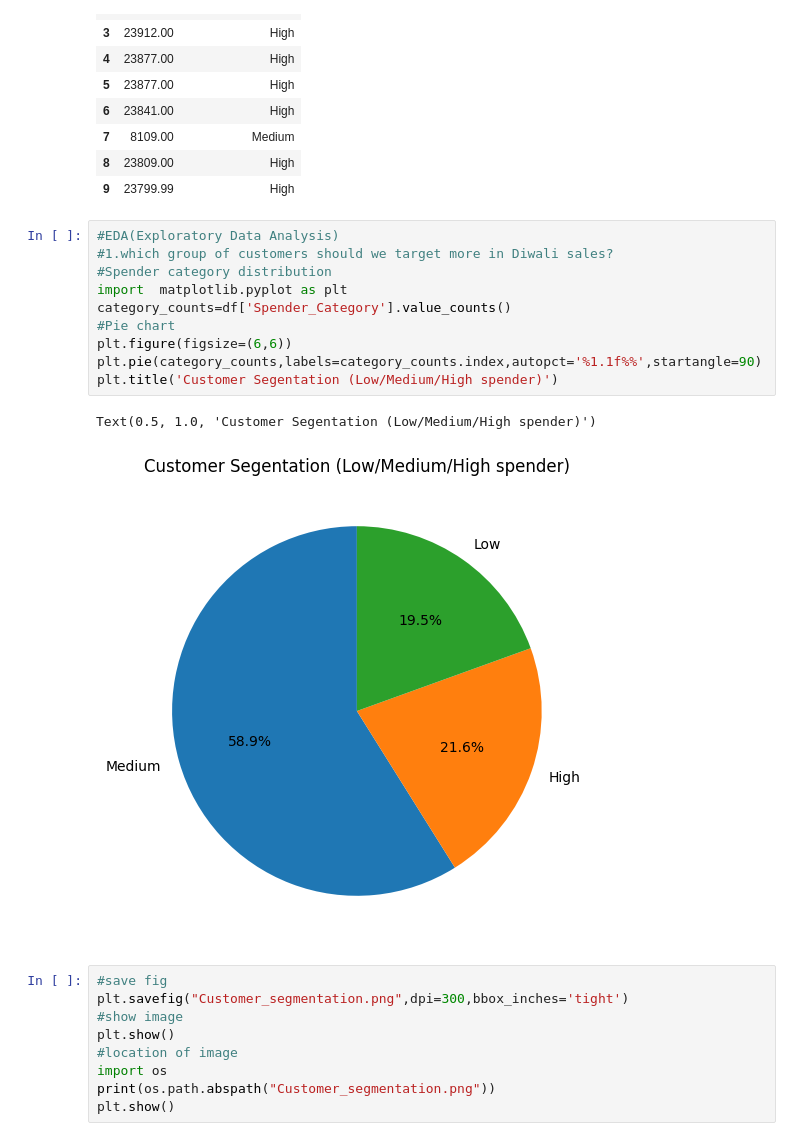
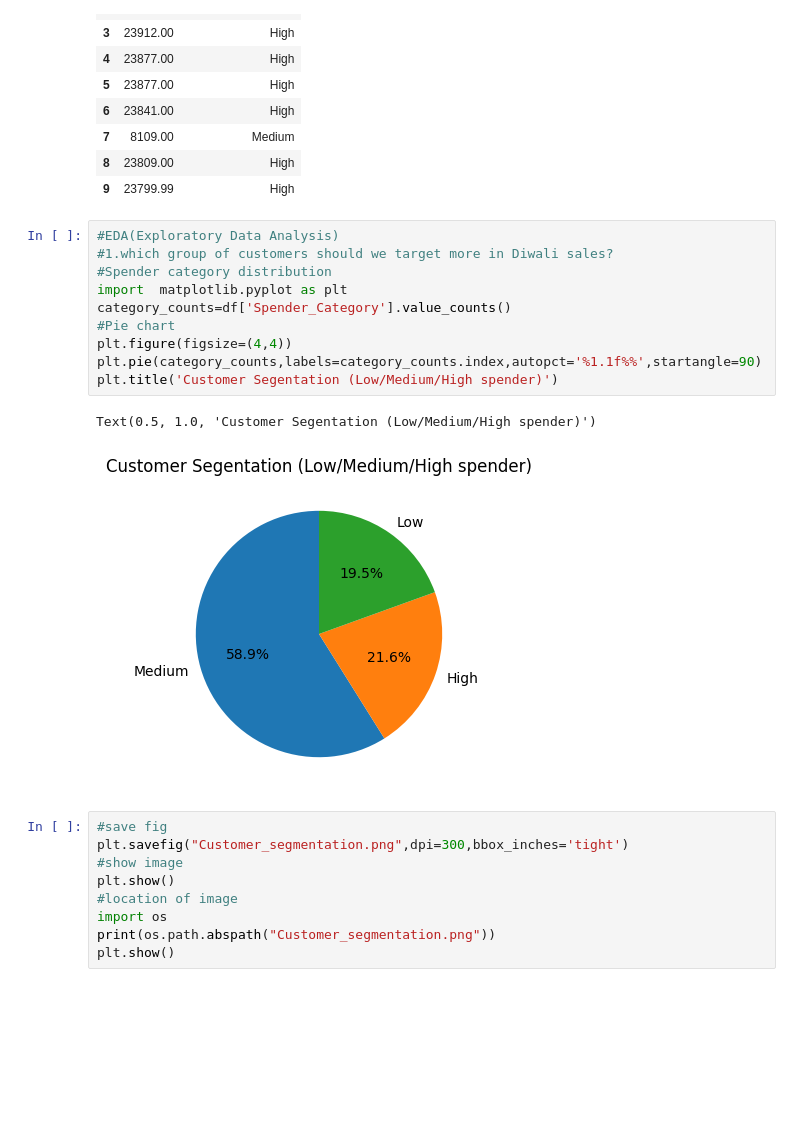
Before and after one commit to AshaKumari34/Diwali_sales, a Jupyter notebook: data vs.ipynb, the cells around one changed output. Cells and saved outputs as stored; diff of their text form; blank space fills up the shorter version.

```diff
--- a/data vs.ipynb
+++ b/data vs.ipynb
@@ -203,16 +203,16 @@ df[['Amount','Spender_Category']].head(10)
 # %%
 #EDA(Exploratory Data Analysis)
 #1.which group of customers should we target more in Diwali sales?
 #Spender category distribution
 import  matplotlib.pyplot as plt
 category_counts=df['Spender_Category'].value_counts()
 #Pie chart
-plt.figure(figsize=(6,6))
+plt.figure(figsize=(4,4))
 plt.pie(category_counts,labels=category_counts.index,autopct='%1.1f%%',startangle=90)
 plt.title('Customer Segentation (Low/Medium/High spender)')
 # %% [output]
 Text(0.5, 1.0, 'Customer Segentation (Low/Medium/High spender)')
-[figure, old version]
+[figure, new version]
 # %%
 #save fig
 plt.savefig("Customer_segmentation.png",dpi=300,bbox_inches='tight')
```
Also changed, not shown: parts of 10 cells of this notebook, 1 other file.
